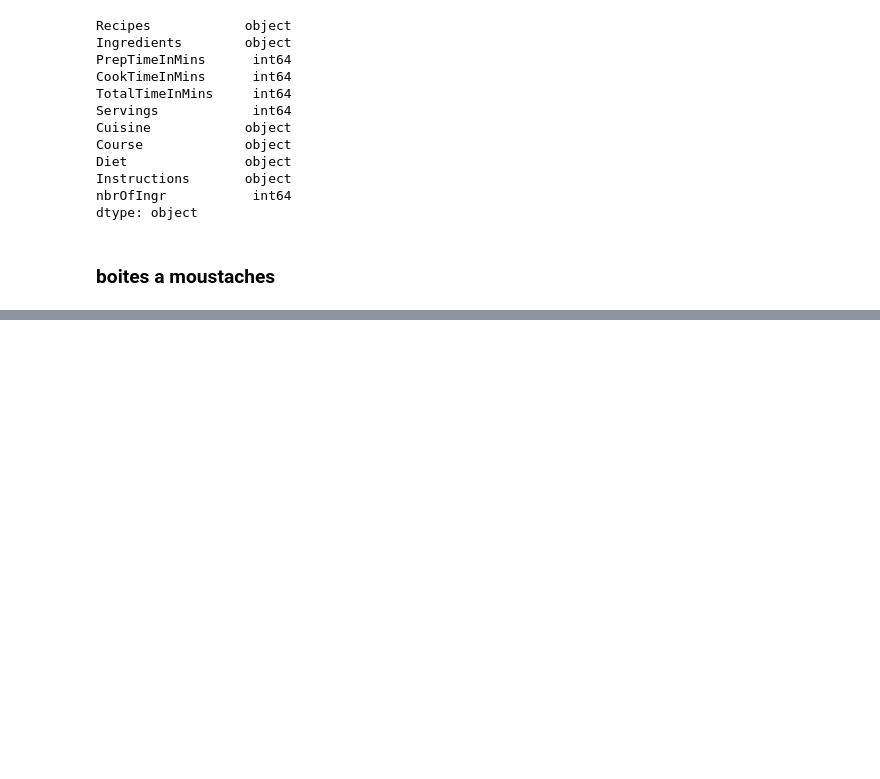
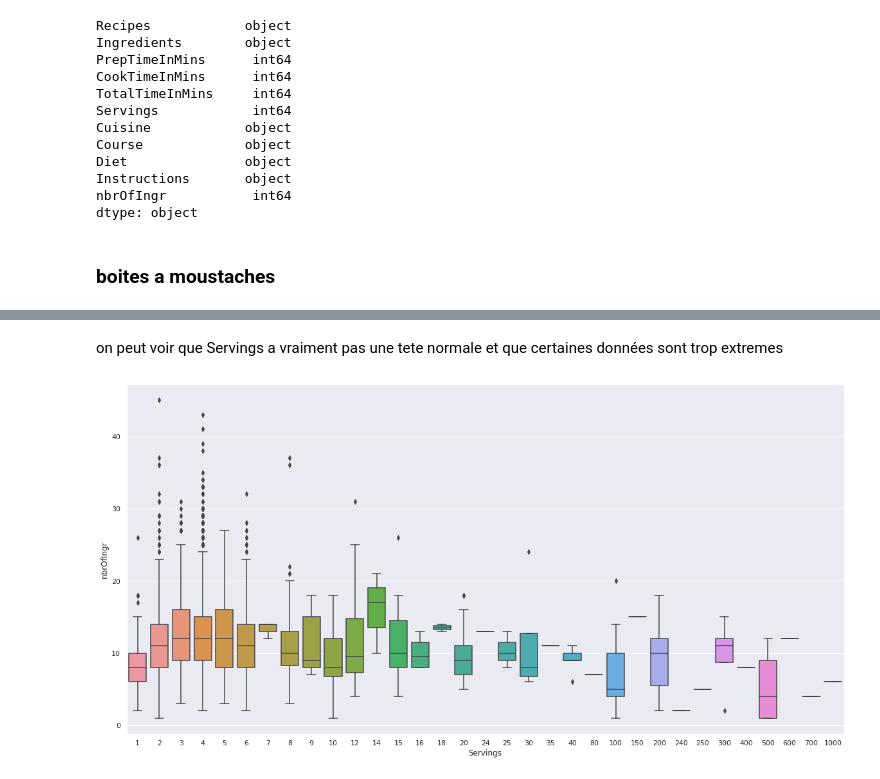
Before and after one commit to ArmandBroutinDev/python, a Jupyter notebook: projet.ipynb, the cells around one changed output, grey strips where cells are left out. Cells and saved outputs as stored; diff of their text form; code cells hidden in the pictures; blank space fills up the shorter version.

```diff
--- a/projet.ipynb
+++ b/projet.ipynb
@@ -348,0 +353,8 @@ for i, col in enumerate(['Servings','nbrOfIngr','TotalTimeInMins'], start=1):
+# %% [markdown]
+on peut voir que Servings a vraiment pas une tete normale et que certaines données sont trop extremes
+# %%
+fig = plt.gcf()
+fig.set_size_inches(20,10)
+sns.boxplot(x='Servings',y='nbrOfIngr',data=clean);
+# %% [output]
+[figure, added]
```
Also changed, not shown: parts of 31 cells of this notebook.
